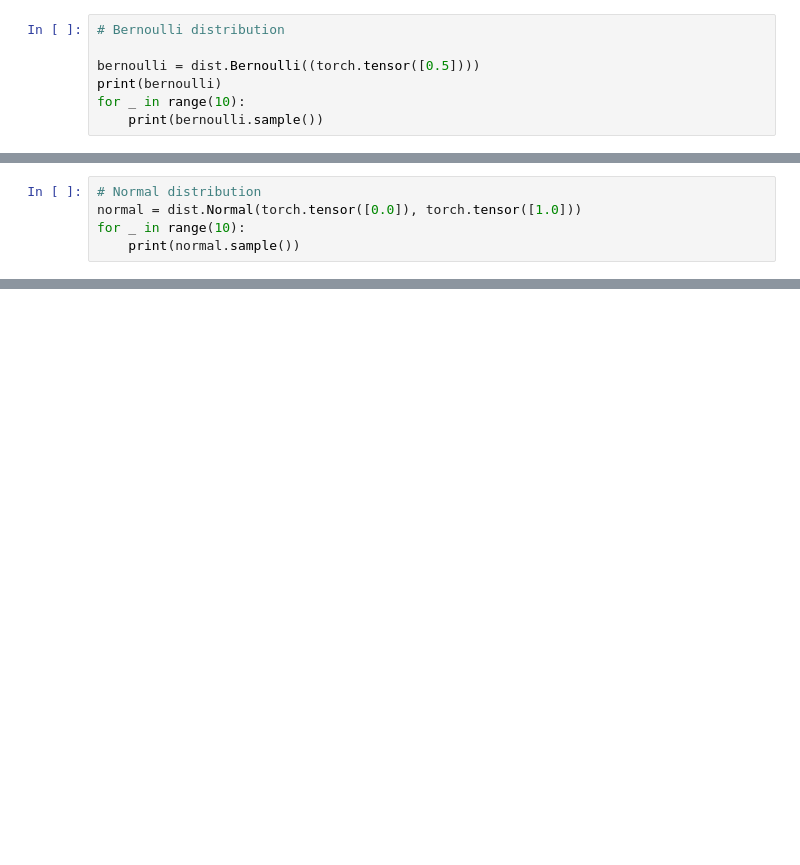
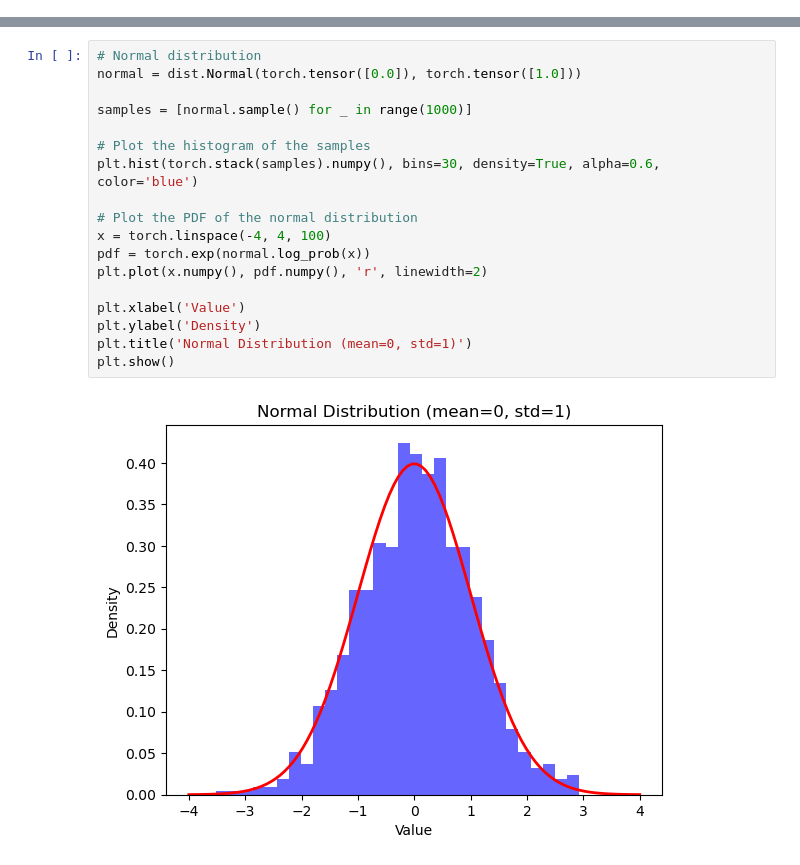
Before and after one commit to emmsam30/deep-learning-notebooks, a Jupyter notebook: distributions_sampling.ipynb, the cells around one changed output, grey strips where cells are left out. Cells and saved outputs as stored; diff of their text form; blank space fills up the shorter version.

Commit message:
Added stuff to distributions...not done yet

```diff
--- a/distributions_sampling.ipynb
+++ b/distributions_sampling.ipynb
@@ -3,8 +4 @@ import torch
 import torch.distributions as dist
-# %%
-# Bernoulli distribution
-
-bernoulli = dist.Bernoulli((torch.tensor([0.5])))
-print(bernoulli)
-for _ in range(10):
-    print(bernoulli.sample())
@@ -30,5 +54,0 @@ Varience: 0.25020119547843933
-# %%
-# Normal distribution
-normal = dist.Normal(torch.tensor([0.0]), torch.tensor([1.0]))
-for _ in range(10):
-    print(normal.sample())
@@ -45,0 +67,20 @@ tensor([-0.9342])
+# %%
+# Normal distribution
+normal = dist.Normal(torch.tensor([0.0]), torch.tensor([1.0]))
+
+samples = [normal.sample() for _ in range(1000)]
+
+# Plot the histogram of the samples
+plt.hist(torch.stack(samples).numpy(), bins=30, density=True, alpha=0.6, color='blue')
+
+# Plot the PDF of the normal distribution
+x = torch.linspace(-4, 4, 100)
+pdf = torch.exp(normal.log_prob(x))
+plt.plot(x.numpy(), pdf.numpy(), 'r', linewidth=2)
+
+plt.xlabel('Value')
+plt.ylabel('Density')
+plt.title('Normal Distribution (mean=0, std=1)')
+plt.show()
+# %% [output]
+[figure, added]
```
Also changed, not shown: parts of 13 cells of this notebook, 1 other file.
